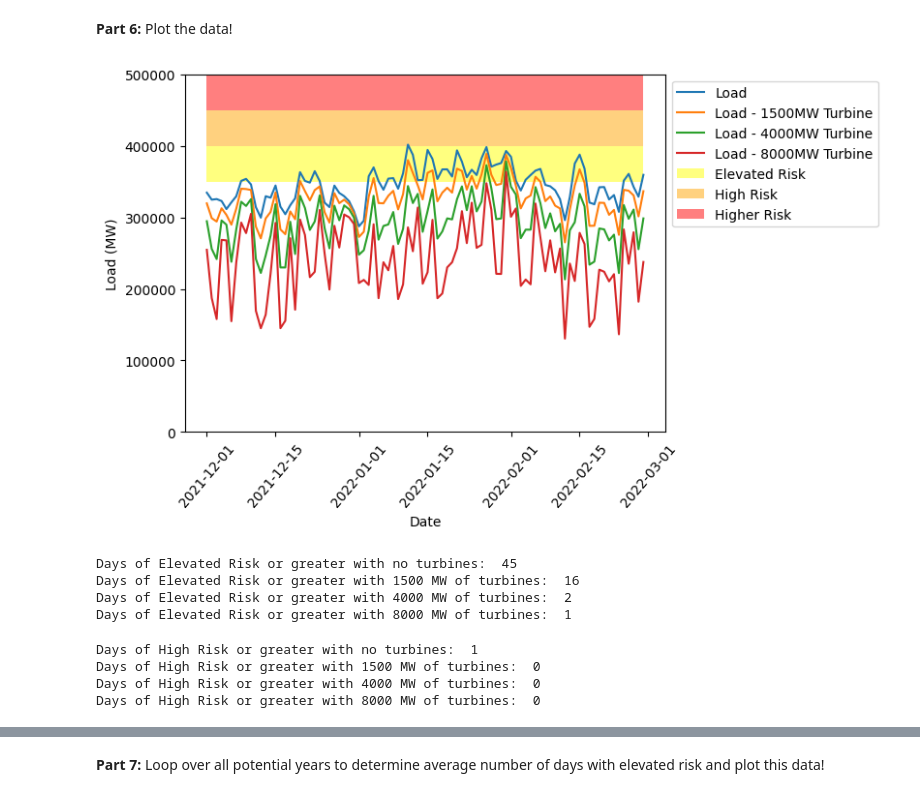
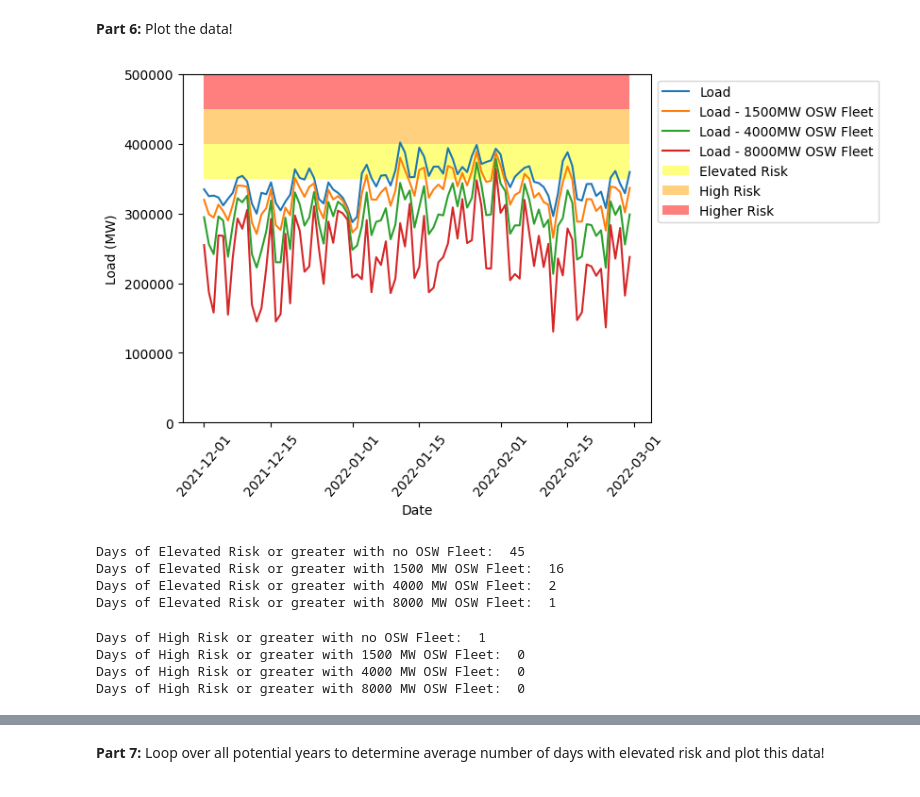
Before and after one commit to jruzekow/osw-analysis, a Jupyter notebook: NOTEBOOK_1_winter_OSW_reliability_analysis.ipynb, the cells around one changed output, grey strips where cells are left out. Saved outputs shown, nothing was run; the diff lists cells and outputs as text; code cells hidden in the pictures.

Commit message:
Add files via upload
Changed wording from turbines to OSW fleet! Added in direct file reading from the website.

```diff
--- a/NOTEBOOK_1_winter_OSW_reliability_analysis.ipynb
+++ b/NOTEBOOK_1_winter_OSW_reliability_analysis.ipynb
@@ -89,8 +71,8 @@ wind_data = pd.DataFrame()
 #Then, copy over the date column, which we have already put in datetime format!
 wind_data['Date'] = df['Date'].copy()
 
-#Finally, sum together the CP for every hour of the wind data, then add that as a column to our new dataframe as "Net CP for Turbines".
-wind_data['Net CP for Turbines'] = sum([df['HE1'], df['HE2'], df['HE3'], df['HE4'], df['HE5'],
+#Finally, sum together the CP for every hour of the wind data, then add that as a column to our new dataframe as "Net CP for Fleet".
+wind_data['Net CP for OSW Fleet'] = sum([df['HE1'], df['HE2'], df['HE3'], df['HE4'], df['HE5'],
                                         df['HE6'], df['HE7'], df['HE8'], df['HE9'], df['HE10'],
                                         df['HE11'], df['HE12'], df['HE13'], df['HE14'], df['HE15'],
                                         df['HE16'], df['HE17'], df['HE18'], df['HE19'], df['HE20'],
@@ -127,8 +102,16 @@ Saving ISONE_grossload_metdata_spliced_23yr_EPT.csv to ISONE_grossload_metdata_s
 # %%
+#Step 1: read in the load file from the ISONE website
+url = "https://www.iso-ne.com/static-assets/documents/2023/05/2023_isone_ver_dataset_2000_2022_rev0.zip"
+r = requests.get(url)
+z = zipfile.ZipFile(io.BytesIO(r.content))
+folder = "2023_isone_ver_dataset_2000_2022_rev0"
+z.extractall(path=f"/content/{folder}")
+files = glob(folder + "/*/*.csv")
+index = files.index('2023_isone_ver_dataset_2000_2022_rev0/load/ISONE_grossload_metdata_spliced_23yr_EPT.csv')
+
 #Step 2: Read the CSV file into a dataframe for management/cleaning.
-import pandas as pd
-df = pd.read_csv('ISONE_grossload_metdata_spliced_23yr_EPT.csv')
+df = pd.read_csv(files[index])
 
 #Step 3: Display the first few rows of the dataframe and confirm it is the right data.
-print(df.head())
+df.head()
 # %% [output]
@@ -235,11 +211,11 @@ print(analysis_data)
 # %%
-#Step 1: Add different turbine capacities.
-analysis_data['Load - 1500MW Turbine'] = analysis_data['Load'] - (analysis_data['Net CP for Turbines'] * 1500)
-analysis_data['Load - 4000MW Turbine'] = analysis_data['Load'] - (analysis_data['Net CP for Turbines'] * 4000)
-analysis_data['Load - 8000MW Turbine'] = analysis_data['Load'] - (analysis_data['Net CP for Turbines'] * 8000)
+#Step 1: Add different fleet capacities.
+analysis_data['Load - 1500MW OSW Fleet'] = analysis_data['Load'] - (analysis_data['Net CP for OSW Fleet'] * 1500)
+analysis_data['Load - 4000MW OSW Fleet'] = analysis_data['Load'] - (analysis_data['Net CP for OSW Fleet'] * 4000)
+analysis_data['Load - 8000MW OSW Fleet'] = analysis_data['Load'] - (analysis_data['Net CP for OSW Fleet'] * 8000)
 
 #Step 2: Remove the old net capacity column as we no longer need it.
-analysis_data = analysis_data.drop(columns = ['Net CP for Turbines'])
+analysis_data = analysis_data.drop(columns = ['Net CP for OSW Fleet'])
 
 #Step 3: Print to make sure we have the right data!
 print(analysis_data)
@@ -283,57 +259,57 @@ See the caveats in the documentation: https://pandas.pydata.org/pandas-docs/stab
 # %%
 #Step 1: Import matplotlib as the plotting tool to use!
 import matplotlib.pyplot as plt
 
 #Step 2: Define a figure and axis.
 fig, ax = plt.subplots()
 
 #Step 3: Plot the data! Here we have the date on the x axis, with load on the y-axis.
 ax.plot(analysis_data['Date'], analysis_data['Load'], label = 'Load')
-ax.plot(analysis_data['Date'], analysis_data['Load - 1500MW Turbine'], label = 'Load - 1500MW Turbine')
-ax.plot(analysis_data['Date'], analysis_data['Load - 4000MW Turbine'], label = 'Load - 4000MW Turbine')
-ax.plot(analysis_data['Date'], analysis_data['Load - 8000MW Turbine'], label = 'Load - 8000MW Turbine')
+ax.plot(analysis_data['Date'], analysis_data['Load - 1500MW OSW Fleet'], label = 'Load - 1500MW OSW Fleet')
+ax.plot(analysis_data['Date'], analysis_data['Load - 4000MW OSW Fleet'], label = 'Load - 4000MW OSW Fleet')
+ax.plot(analysis_data['Date'], analysis_data['Load - 8000MW OSW Fleet'], label = 'Load - 8000MW OSW Fleet')
 
 #Step 4: Label the both the x and y axis
 ax.set_xlabel('Date')
 ax.set_ylabel('Load (MW)')
 
 #Step 5: Set the x and y axis limits.
 ax.set_ylim(ymin=0, ymax=500000)
 
 #Step 6: Rotate the x axis time labels for better fit within the figure.
 plt.xticks(rotation=50)
 
 #Step 7: Define the risk regions.
 plt.fill_between(analysis_data['Date'], 350000, 400000, color='yellow', alpha=0.5, linewidth = 0.0, label='Elevated Risk')
 plt.fill_between(analysis_data['Date'], 400000, 450000, color='orange', alpha=0.5, linewidth = 0.0, label='High Risk')
 plt.fill_between(analysis_data['Date'], 450000, 500000, color='red', alpha=0.5, linewidth = 0.0, label='Higher Risk')
 
 #Step 8: Create the legend and show the plot!
 plt.legend(bbox_to_anchor=(1,1), loc="upper left")
 plt.show()
 # %% [output]
-[figure, old version]
+[figure, new version]
 # %%
 #Step 9.1: Print the number of days with elevated risk
-print("Days of Elevated Risk or greater with no turbines: ", analysis_data[(analysis_data["Load"] > 350000)].shape[0])
-print("Days of Elevated Risk or greater with 1500 MW of turbines: ", analysis_data[(analysis_data["Load - 1500MW Turbine"] > 350000)].shape[0])
-print("Days of Elevated Risk or greater with 4000 MW of turbines: ", analysis_data[(analysis_data["Load - 4000MW Turbine"] > 350000)].shape[0])
-print("Days of Elevated Risk or greater with 8000 MW of turbines: ", analysis_data[(analysis_data["Load - 8000MW Turbine"] > 350000)].shape[0])
+print("Days of Elevated Risk or greater with no OSW Fleet: ", analysis_data[(analysis_data["Load"] > 350000)].shape[0])
+print("Days of Elevated Risk or greater with 1500 MW OSW Fleet: ", analysis_data[(analysis_data["Load - 1500MW OSW Fleet"] > 350000)].shape[0])
+print("Days of Elevated Risk or greater with 4000 MW OSW Fleet: ", analysis_data[(analysis_data["Load - 4000MW OSW Fleet"] > 350000)].shape[0])
+print("Days of Elevated Risk or greater with 8000 MW OSW Fleet: ", analysis_data[(analysis_data["Load - 8000MW OSW Fleet"] > 350000)].shape[0])
 # %% [output]
-Days of Elevated Risk or greater with no turbines:  45
-Days of Elevated Risk or greater with 1500 MW of turbines:  16
-Days of Elevated Risk or greater with 4000 MW of turbines:  2
-Days of Elevated Risk or greater with 8000 MW of turbines:  1
+Days of Elevated Risk or greater with no OSW Fleet:  45
+Days of Elevated Risk or greater with 1500 MW OSW Fleet:  16
+Days of Elevated Risk or greater with 4000 MW OSW Fleet:  2
+Days of Elevated Risk or greater with 8000 MW OSW Fleet:  1
 # %%
 #Step 9.2: Print the number of days with high risk
-print("Days of High Risk or greater with no turbines: ", analysis_data[(analysis_data["Load"] > 400000)].shape[0])
-print("Days of High Risk or greater with 1500 MW of turbines: ", analysis_data[(analysis_data["Load - 1500MW Turbine"] > 400000)].shape[0])
-print("Days of High Risk or greater with 4000 MW of turbines: ", analysis_data[(analysis_data["Load - 4000MW Turbine"] > 400000)].shape[0])
-print("Days of High Risk or greater with 8000 MW of turbines: ", analysis_data[(analysis_data["Load - 8000MW Turbine"] > 400000)].shape[0])
+print("Days of High Risk or greater with no OSW Fleet: ", analysis_data[(analysis_data["Load"] > 400000)].shape[0])
+print("Days of High Risk or greater with 1500 MW OSW Fleet: ", analysis_data[(analysis_data["Load - 1500MW OSW Fleet"] > 400000)].shape[0])
+print("Days of High Risk or greater with 4000 MW OSW Fleet: ", analysis_data[(analysis_data["Load - 4000MW OSW Fleet"] > 400000)].shape[0])
+print("Days of High Risk or greater with 8000 MW OSW Fleet: ", analysis_data[(analysis_data["Load - 8000MW OSW Fleet"] > 400000)].shape[0])
 # %% [output]
-Days of High Risk or greater with no turbines:  1
-Days of High Risk or greater with 1500 MW of turbines:  0
-Days of High Risk or greater with 4000 MW of turbines:  0
-Days of High Risk or greater with 8000 MW of turbines:  0
+Days of High Risk or greater with no OSW Fleet:  1
+Days of High Risk or greater with 1500 MW OSW Fleet:  0
+Days of High Risk or greater with 4000 MW OSW Fleet:  0
+Days of High Risk or greater with 8000 MW OSW Fleet:  0
 # %%
 #Step 9.3: Print the number of days with higher risk
```
Also changed, not shown: parts of 17 cells of this notebook.
